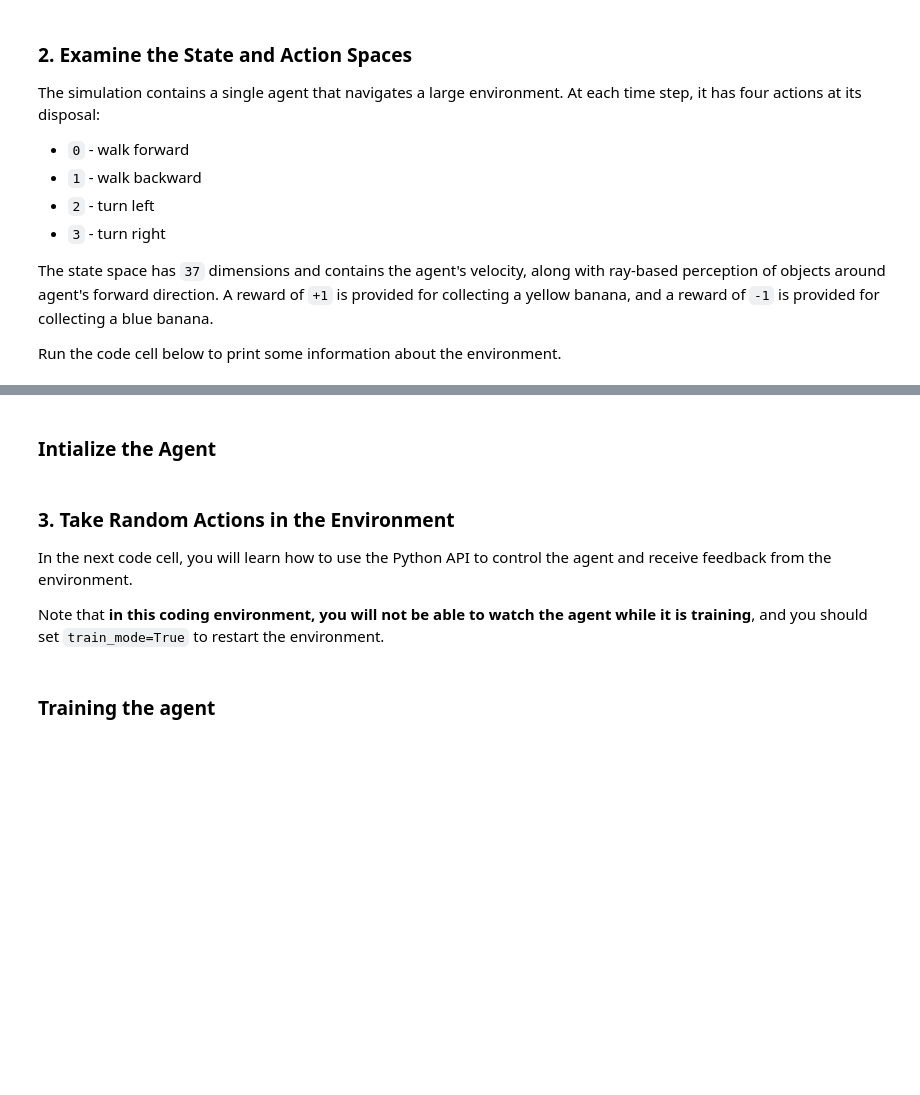
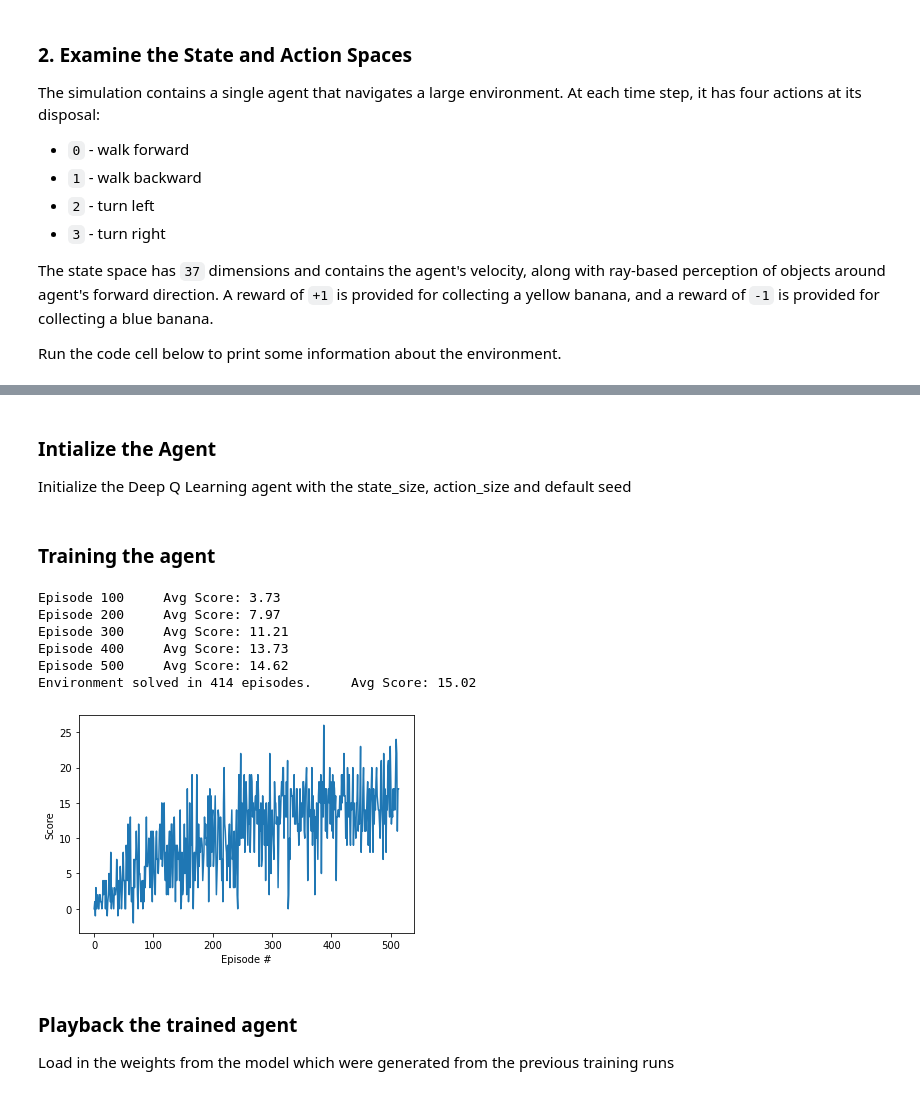
Before and after one commit to RussJH/udacity, a Jupyter notebook: Navigation/Navigation.ipynb, the cells around one changed output, grey strips where cells are left out. Saved outputs shown, nothing was run; the diff lists cells and outputs as text; code cells hidden in the pictures; blank space fills up the shorter version.

Commit message:
Update code to teach the agent to solve

```diff
--- a/Navigation/Navigation.ipynb
+++ b/Navigation/Navigation.ipynb
@@ -51,13 +84,58 @@ print('States have length:', state_size)
-# %% [markdown]
-### Intialize the Agent
+# %% [markdown]
+### Intialize the Agent
+Initialize the Deep Q Learning agent with the state_size, action_size and default seed
 # %%
 agent = Agent(state_size=state_size, action_size=action_size, seed=0)
-# %% [markdown]
-### 3. Take Random Actions in the Environment
-
-In the next code cell, you will learn how to use the Python API to control the agent and receive feedback from the environment.
-
-Note that **in this coding environment, you will not be able to watch the agent while it is training**, and you should set `train_mode=True` to restart the environment.
 # %% [markdown]
 ### Training the agent
+# %%
+scores = []                                             # scores for all runs
+scores_window = deque(maxlen=100)                       # rolling window of scores
+n_episodes = 1000                                       # number of max epsiodes to try
+for i_episode in range(1, n_episodes +1 ):              # iterate over n_episodes in order to train the agent
+    env_info = env.reset(train_mode=True)[brain_name]   # reset the environment
+    state = env_info.vector_observations[0]             # get the current state
+    score = 0                                           # initialize the score
+    run = 0
+    while True:
+        run +=1                                             # increment run number
+        eps = max(1.0/run, 0.01)                            # get epsilon value
+        action = agent.get_action(state,eps )               # select an action
+        env_info = env.step(int(action))[brain_name]        # send the action to the environment
+        next_state = env_info.vector_observations[0]        # get the next state
+        reward = env_info.rewards[0]                        # get the reward
+        done = env_info.local_done[0]                       # see if episode has finished
+        agent.step(state, action, reward, next_state, done)
+        score += reward                                     # update the score
+        state = next_state                                  # roll over the state to next time step
+        if done:
+            # exit loop if episode finisheD
+            break
+    scores.append(score)
+    scores_window.append(score)
+    if i_episode % 100 == 0:
+        print('\rEpisode {}\tAvg Score: {:.2f}'.format(i_episode, np.mean(scores_window)))
+    if np.mean(scores_window) >= 15:
+        print('\rEnvironment solved in {:d} episodes.\tAvg Score: {:.2f}'.format(i_episode-100, np.mean(scores_window)))
+        torch.save(agent.qnetwork_local.state_dict(), 'model.pt')
+        break
+
+# plot scores
+fig = plt.figure()
+ax = fig.add_subplot(111)
+plt.plot(np.arange(len(scores)), scores)
+plt.ylabel('Score')
+plt.xlabel("Episode #")
+plt.show()
+# %% [output]
+Episode 100     Avg Score: 3.73
+Episode 200     Avg Score: 7.97
+Episode 300     Avg Score: 11.21
+Episode 400     Avg Score: 13.73
+Episode 500     Avg Score: 14.62
+Environment solved in 414 episodes.     Avg Score: 15.02
+[figure, added]
+# %% [markdown]
+### Playback the trained agent
+Load in the weights from the model which were generated from the previous training runs
 # %%
```
Also changed, not shown: parts of 8 cells of this notebook, 2 other files.
